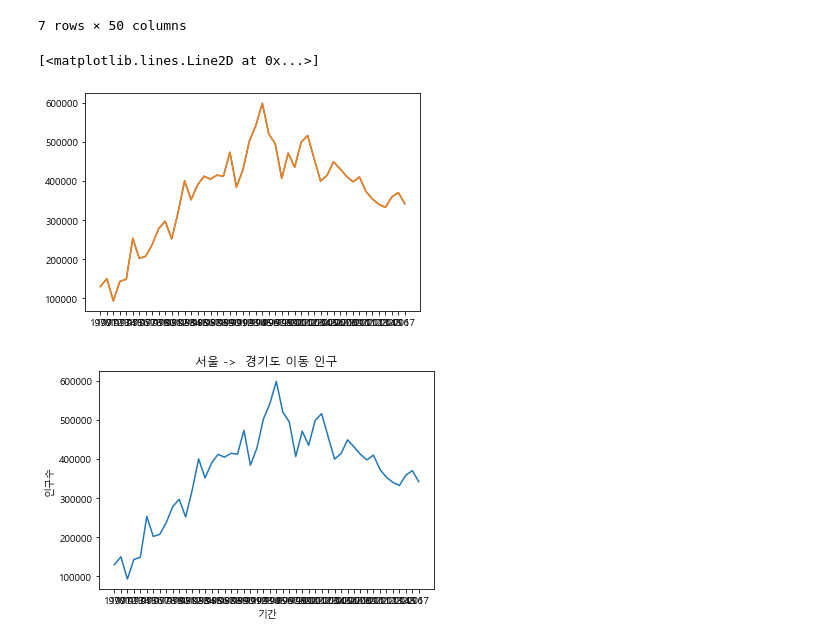
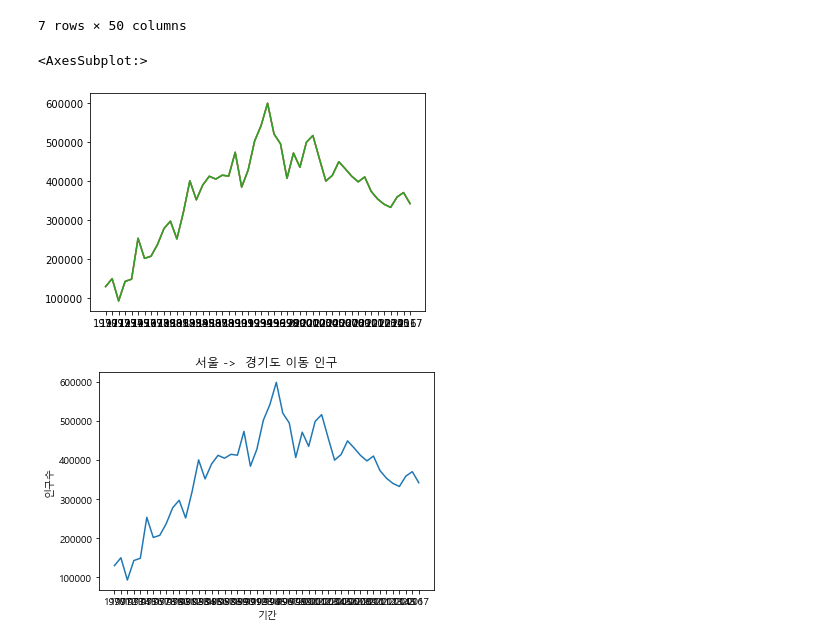
Before and after one commit to hongjaikim/lecture, a Jupyter notebook: pandas/pandas.src/matplotlib.ipynb, the cells around one changed output. Drawn from its saved outputs; the diff is of its cells as text; code cells hidden in the pictures.

```diff
--- a/pandas/pandas.src/matplotlib.ipynb
+++ b/pandas/pandas.src/matplotlib.ipynb
@@ -21,35 +21,37 @@ df.head(7)
 # %%
 # Nan 을 이전 값으로 대체 : df.filena(method='ffill')
 df = df.fillna(method='ffill')
 df.head()
 
 
 # 전출지가 '서울특별시' 에서 다른 도시로 이전한 인구수의 분포를 분석
 mask = (df['전출지별']=='서울특별시')&(df['전입지별'] != '서울특별시')
 df_seoul = df[mask]
 df_seoul
 
 # 전출지별의 값은 모두 '서울특별시'이므로 컬럼을 삭제
 df_seoul = df_seoul.drop('전출지별',axis=1)
 df_seoul
 
 # 전입지별 컬럼명을 전입지로 변경
 df_seoul.rename({'전입지별':'전입지'},axis=1,inplace=True)
 df_seoul
 
 # df_seoul 에서 전입지가 '경기도'인 자료만 추출
 # 전입지 컬럼을 인덱스로 설정
 df_seoul.set_index('전입지',inplace=True)
 sr_one = df_seoul.loc['경기도']
 sr_one
 
 # 기본 선 그래프 그리기
 plt.plot(sr_one)
 
 plt.plot(sr_one.index, sr_one.values)
+
+sr_one.plot()
 # %% [output]
-[<matplotlib.lines.Line2D at 0x...>]
+<AxesSubplot:>
-[figure, old version]
+[figure, new version]
 # %%
 # matplotlib 한글 폰트 문제 해결
 from matplotlib import rc
```
Also changed, not shown: 3 other files.
